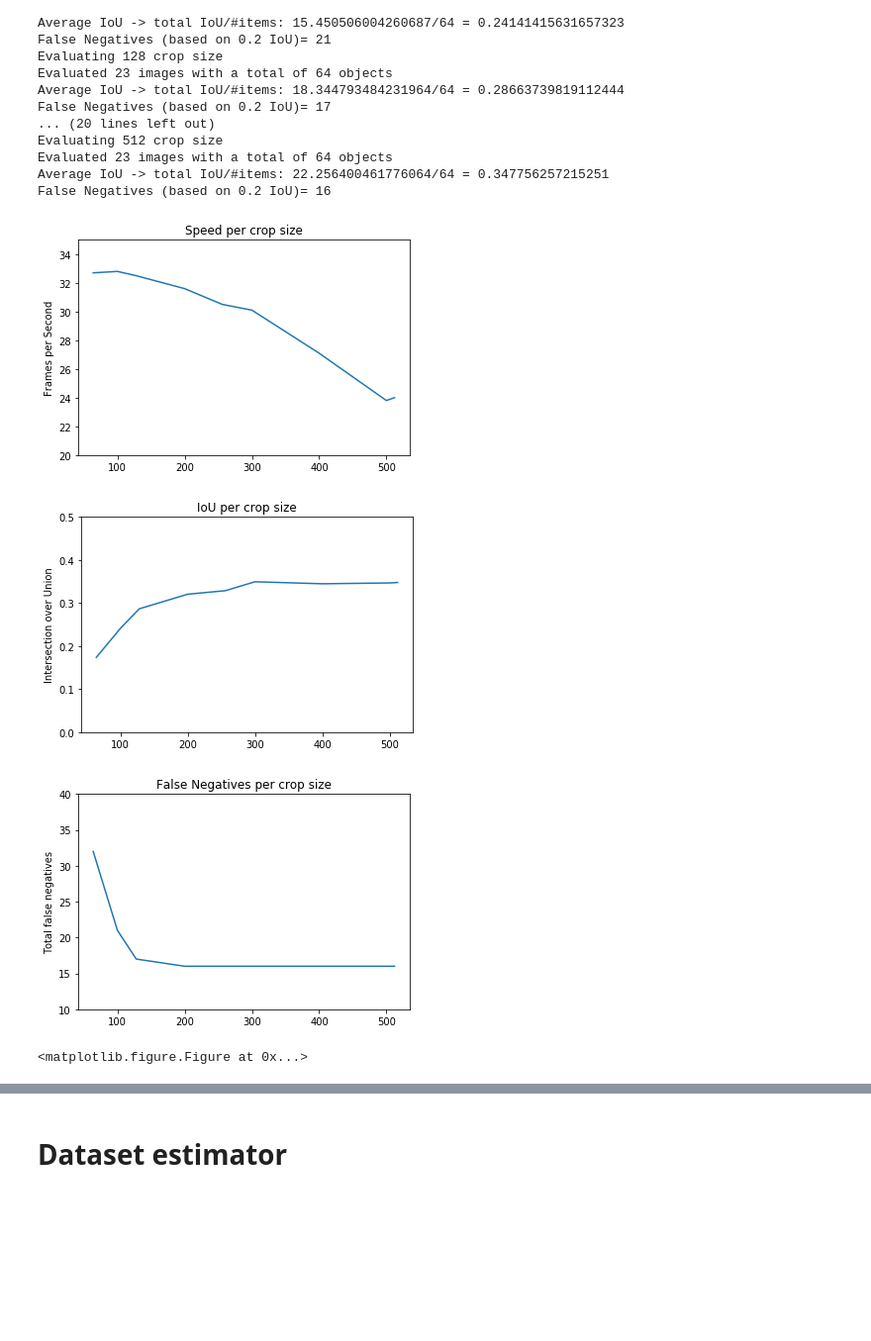
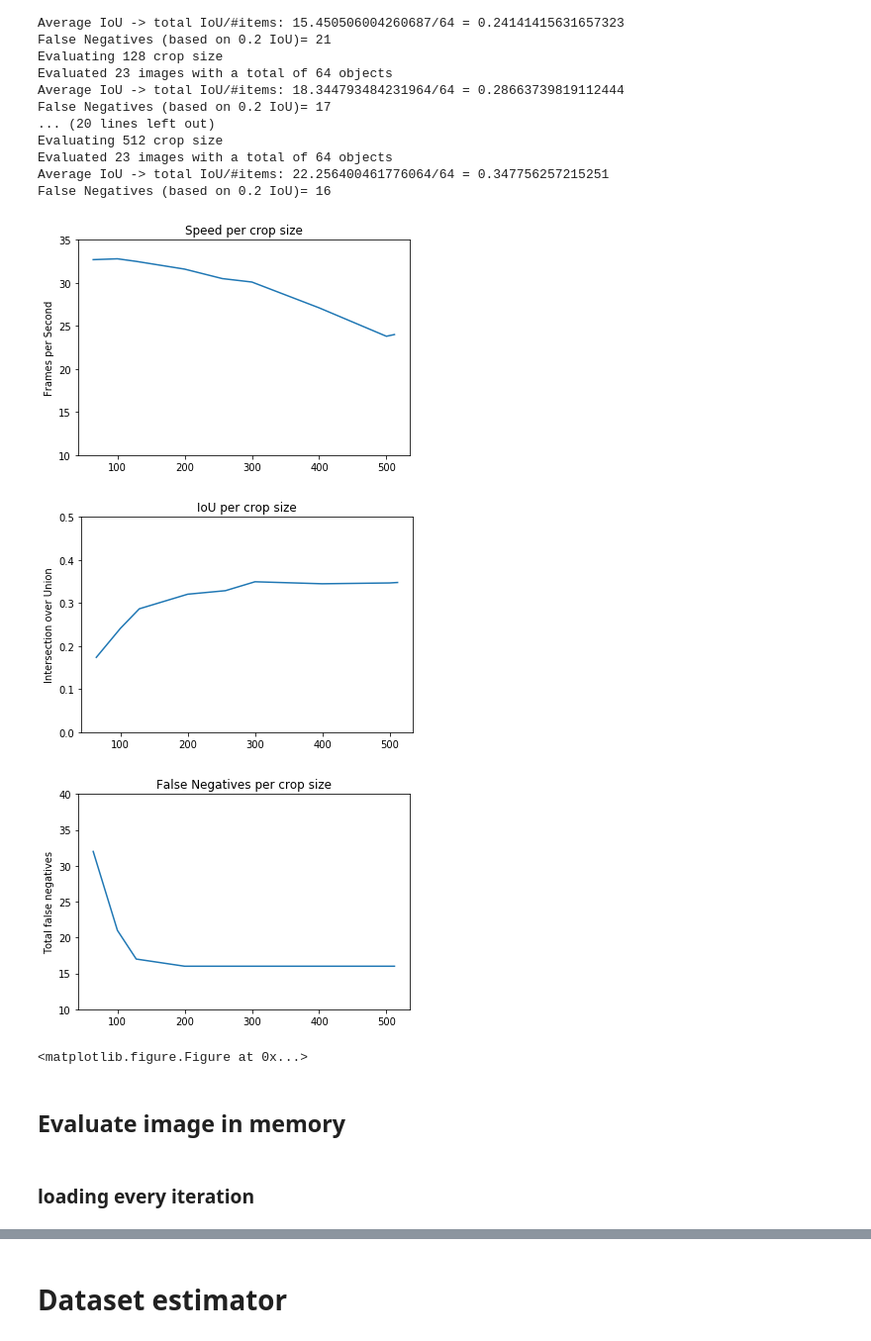
Before and after one commit to RoytenBerge/Tech, a Jupyter notebook: Pretrained_model.ipynb, the cells around one changed output, grey strips where cells are left out. Shown at 99% size. Saved outputs shown, nothing was run; the diff lists cells and outputs as text; code cells hidden in the pictures; blank space fills up the shorter version.

```diff
--- a/Pretrained_model.ipynb
+++ b/Pretrained_model.ipynb
@@ -100,14 +109,12 @@ def run_inference_for_multiple_image(images, graph,cropsize=-1):
             detection_masks_reframed, 0)
       image_tensor = tf.get_default_graph().get_tensor_by_name('image_tensor:0')
       for image_path in images:
-#           print(image_path)
-          image = Image.open(image_path)
+          if type(image_path) is np.ndarray:
+              image = image_path
+          else:
+              image = Image.open(image_path)
 
-          #Run inference
-#           image_np = load_image_into_numpy_array(image)
-#           if cropsize>-1:
-#               image_np = image_np[0:cropsize,0:cropsize]
-#           image_np_expanded = np.expand_dims(image, axis=0)
+
           if cropsize>-1:
             output_dict = sess.run(tensor_dict,
                                  feed_dict={image_tensor: np.expand_dims(image, 0)[0:cropsize,0:cropsize]})
@@ -115,8 +122,7 @@ def run_inference_for_multiple_image(images, graph,cropsize=-1):
               output_dict = sess.run(tensor_dict,
                                  feed_dict={image_tensor: np.expand_dims(image, 0)})
 
-#           print(output_dict['detection_scores'])
-          # all outputs are float32 numpy arrays, so convert types as appropriate
+
           output_dict['num_detections'] = int(output_dict['num_detections'][0])
           output_dict['detection_classes'] = output_dict[
               'detection_classes'][0].astype(np.uint8)
@@ -126,6 +132,7 @@ def run_inference_for_multiple_image(images, graph,cropsize=-1):
             output_dict['detection_masks'] = output_dict['detection_masks'][0]
           count = 0
           for box,classes,score in zip(output_dict['detection_boxes'],output_dict['detection_classes'],output_dict['detection_scores']):
+
             #Drawing boxes takes a long time!!!
             if score >1.0:
                 ymin,xmin,ymax,xmax = box
@@ -524,29 +531,33 @@ False Negatives (based on 0.2 IoU)= 16
 # %%
 plt.title('Speed per crop size')
 plt.plot(crop_sizes, speed)
 plt.ylabel('Frames per Second')
-plt.ylim(20,35)
+plt.ylim(10,35)
 plt.savefig('eval/Speed per crop size.jpg')
 plt.show()
 plt.figure()
 
 plt.title('IoU per crop size')
 plt.ylabel('Intersection over Union')
 plt.plot(crop_sizes, [i[0] for i in IoU])
 plt.ylim(0,0.5)
 plt.savefig('eval/IoU per crop size.jpg')
 plt.show()
 plt.figure()
 
 plt.title('False Negatives per crop size')
 plt.ylabel('Total false negatives')
 plt.plot(crop_sizes, [i[1] for i in IoU])
 plt.ylim(10,40)
 plt.savefig('eval/False Negatives crop size.jpg')
 plt.show()
 plt.figure()
 # %% [output]
-[figure, old version]
+[figure, new version]
 [figure]
 [figure]
 <matplotlib.figure.Figure at 0x...>
+# %% [markdown]
+## Evaluate image in memory
+# %% [markdown]
+### loading every iteration
```
Also changed, not shown: parts of 7 cells of this notebook.
